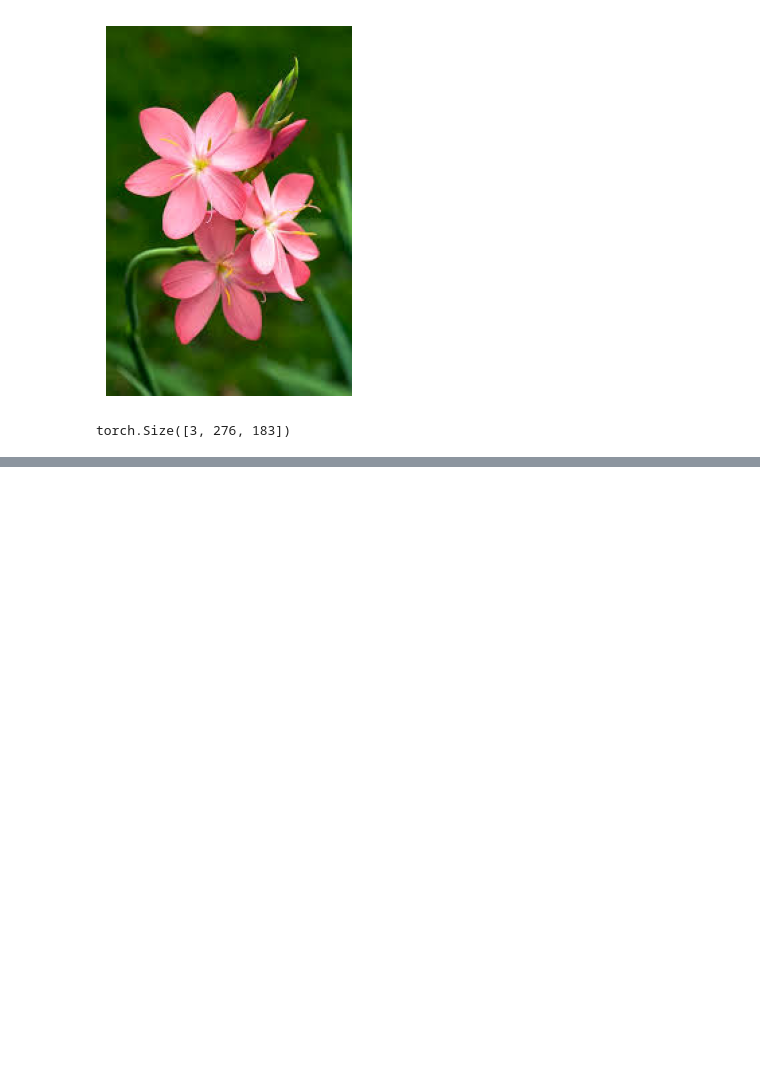
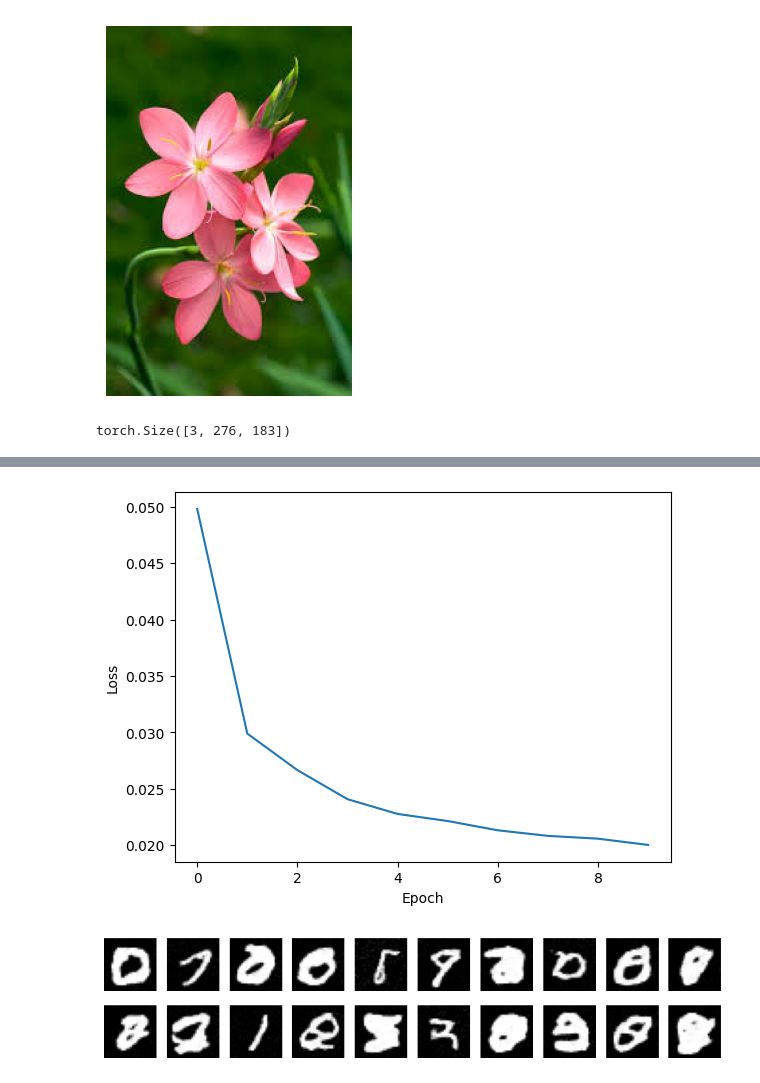
Before and after one commit to Hinna0818/DL-self-practice, a Jupyter notebook: generative_model/U-Net.ipynb, the cells around one changed output, grey strips where cells are left out. Cells and saved outputs as stored; diff of their text form; code cells hidden in the pictures; blank space fills up the shorter version.

```diff
--- a/generative_model/U-Net.ipynb
+++ b/generative_model/U-Net.ipynb
@@ -147,10 +153,10 @@ class UNet(nn.Module):
 
         x=self.upsample(x)
         x=torch.cat([x, x2], dim=1)
-        x=self.up2(x)
+        x=self.up2(x, v)
         x=self.upsample(x)
         x=torch.cat([x, x1], dim=1)
-        x=self.up1(x)
+        x=self.up1(x, v)
         x=self.out(x)
 
         return x
@@ -223,0 +443,43 @@ plt.show()
+# %%
+## preparation
+preprocess = transforms.ToTensor()
+dataset = torchvision.datasets.MNIST(root = '../mnist', download=False, transform=preprocess) # pay attention to datasets
+dataloader = DataLoader(dataset, batch_size=batch_size, shuffle=True)
+
+diffuser = Diffuser(num_timesteps, device=device)
+model = UNet(in_ch=1, time_embed_dim=100)
+model.to(device)
+optimizer = Adam(model.parameters(), lr = lr)
+# %%
+losses = []
+for epoch in range(epochs):
+    loss_sum = 0.0
+    cnt = 0
+
+    for images, labels in tqdm(dataloader):
+        optimizer.zero_grad()
+        x = images.to(device)
+        t = torch.randint(1, num_timesteps+1, (len(x), ), device=device)
+
+        x_noisy, noise = diffuser.add_noise(x, t)
+        noise_pred = model(x_noisy, t)
+        loss = F.mse_loss(noise, noise_pred)
+
+        loss.backward()
+        optimizer.step()
+
+        loss_sum += loss.item()
+        cnt += 1
+
+    loss_avg = loss_sum / cnt
+    losses.append(loss_avg)
+    print(f'Epoch {epoch} | Loss: {loss_avg}')
+
+plt.plot(losses)
+plt.xlabel('Epoch')
+plt.ylabel('Loss')
+plt.show()
+
+images = diffuser.sample(model)
+show_images(images)
+# %% [output]
@@ -223,0 +496,2 @@ plt.show()
+[figure, added]
+[figure, added]
```
Also changed, not shown: parts of 12 cells of this notebook.
